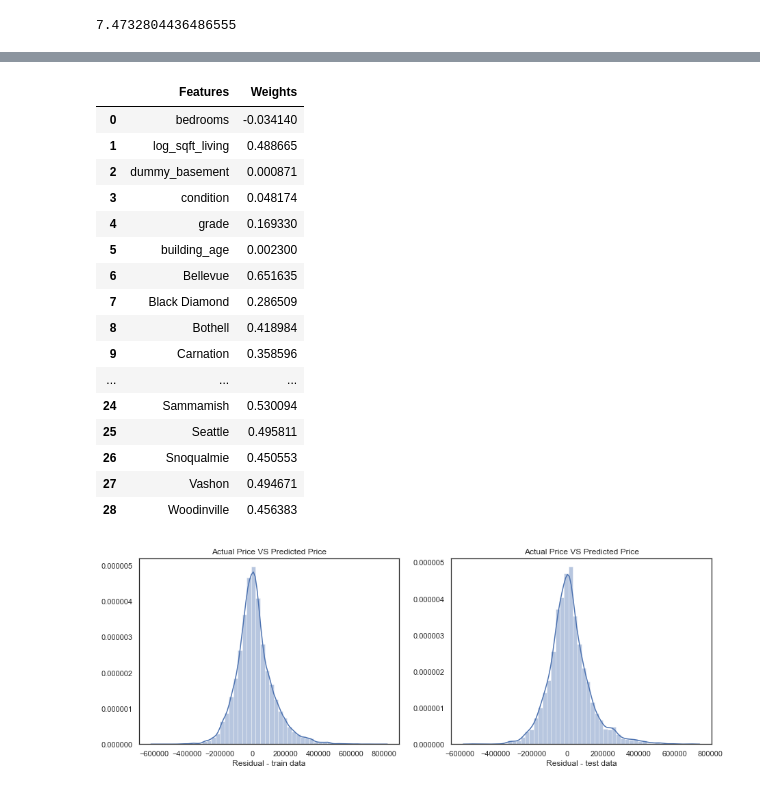
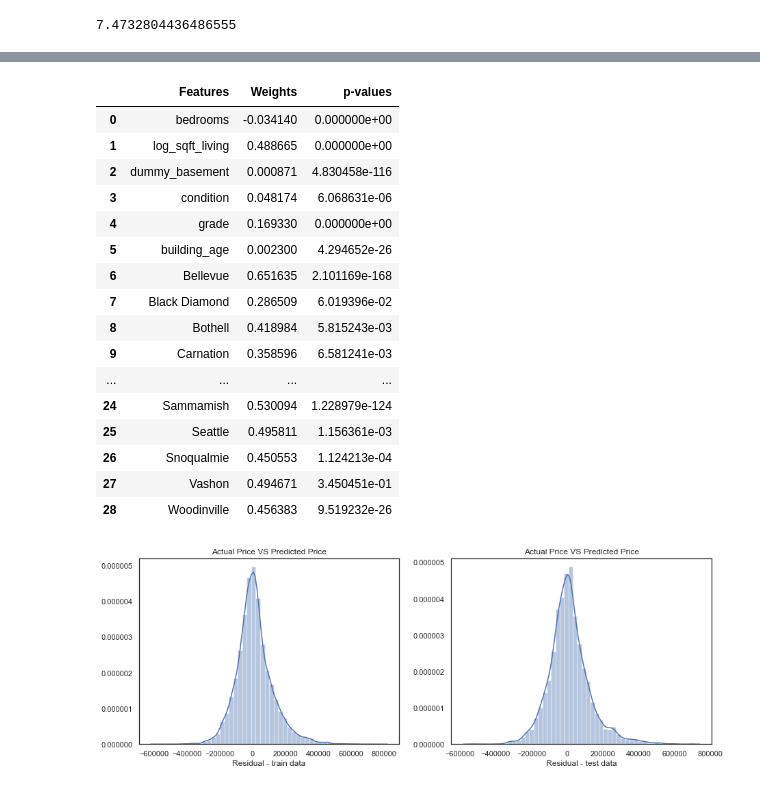
Before and after one commit to melanieshi0120/Multiple_Linear_Regression, a Jupyter notebook: Multiple_Linear_Regression_with_Dummy_Variable.ipynb, the cells around one changed output, grey strips where cells are left out. Drawn from its saved outputs; the diff is of its cells as text; code cells hidden in the pictures.

Commit message:
add p-values table

```diff
--- a/Multiple_Linear_Regression_with_Dummy_Variable.ipynb
+++ b/Multiple_Linear_Regression_with_Dummy_Variable.ipynb
@@ -364,0 +366,6 @@ plt.show()
+# %%
+# p-values
+from sklearn.feature_selection import f_regression
+
+p_values = f_regression(x_train,y_train)[1]
+p_values
@@ -365,26 +381,27 @@ plt.show()
 # %%
 # summary of all coefficients
 reg_summary = pd.DataFrame(x_train.columns.values, columns=['Features'])
 reg_summary['Weights'] = reg.coef_
+reg_summary['p-values']=p_values
 reg_summary
 # %% [output]
-|  | Features | Weights |
-| 0 | bedrooms | -0.034140 |
-| 1 | log_sqft_living | 0.488665 |
-| 2 | dummy_basement | 0.000871 |
-| 3 | condition | 0.048174 |
-| 4 | grade | 0.169330 |
-| 5 | building_age | 0.002300 |
-| 6 | Bellevue | 0.651635 |
-| 7 | Black Diamond | 0.286509 |
-| 8 | Bothell | 0.418984 |
-| 9 | Carnation | 0.358596 |
-| ... | ... | ... |
-| 24 | Sammamish | 0.530094 |
-| 25 | Seattle | 0.495811 |
-| 26 | Snoqualmie | 0.450553 |
-| 27 | Vashon | 0.494671 |
-| 28 | Woodinville | 0.456383 |
+|  | Features | Weights | p-values |
+| 0 | bedrooms | -0.034140 | 0.000000e+00 |
+| 1 | log_sqft_living | 0.488665 | 0.000000e+00 |
+| 2 | dummy_basement | 0.000871 | 4.830458e-116 |
+| 3 | condition | 0.048174 | 6.068631e-06 |
+| 4 | grade | 0.169330 | 0.000000e+00 |
+| 5 | building_age | 0.002300 | 4.294652e-26 |
+| 6 | Bellevue | 0.651635 | 2.101169e-168 |
+| 7 | Black Diamond | 0.286509 | 6.019396e-02 |
+| 8 | Bothell | 0.418984 | 5.815243e-03 |
+| 9 | Carnation | 0.358596 | 6.581241e-03 |
+| ... | ... | ... | ... |
+| 24 | Sammamish | 0.530094 | 1.228979e-124 |
+| 25 | Seattle | 0.495811 | 1.156361e-03 |
+| 26 | Snoqualmie | 0.450553 | 1.124213e-04 |
+| 27 | Vashon | 0.494671 | 3.450451e-01 |
+| 28 | Woodinville | 0.456383 | 9.519232e-26 |
 # %%
 # Actual vs prediction (reverse the log using np.exp) - train data
 actual=np.exp(y_train)
```
Also changed, not shown: parts of 6 cells of this notebook.
